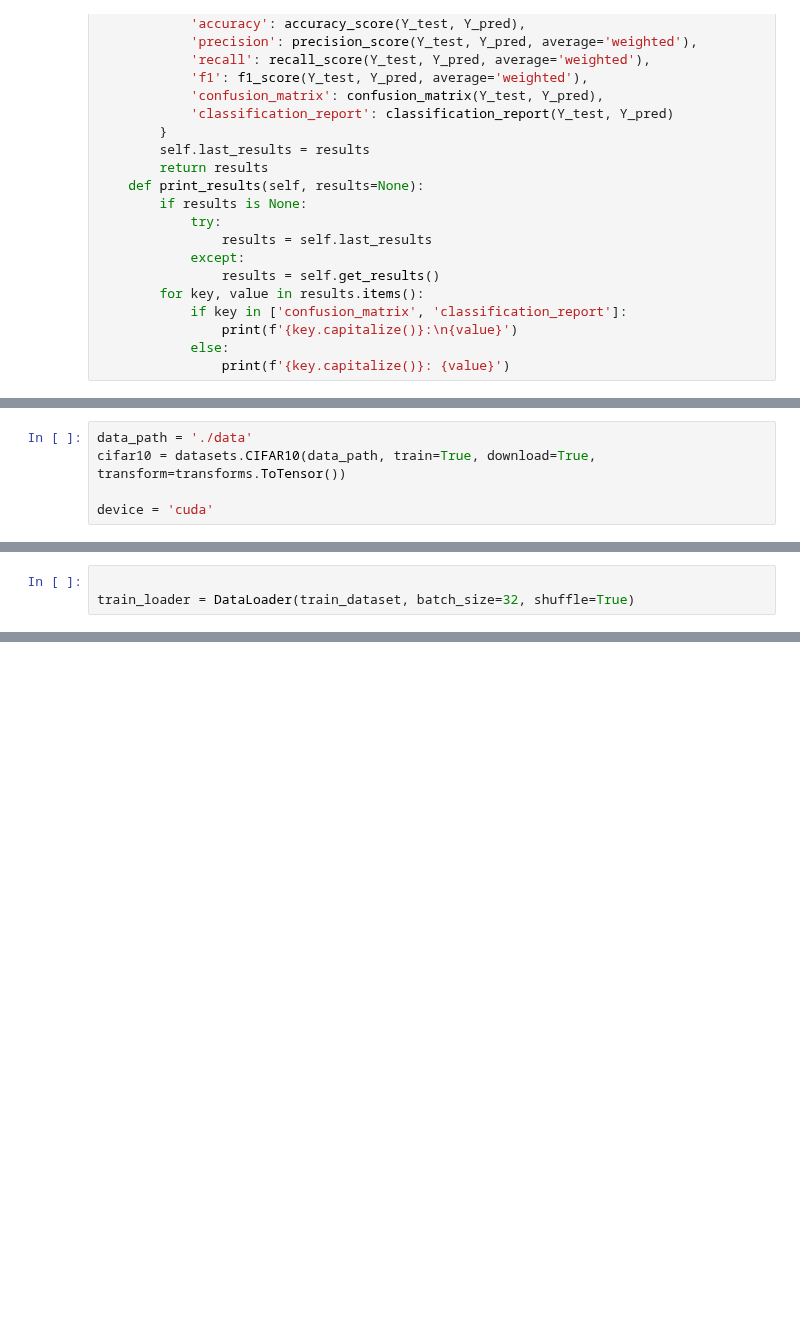
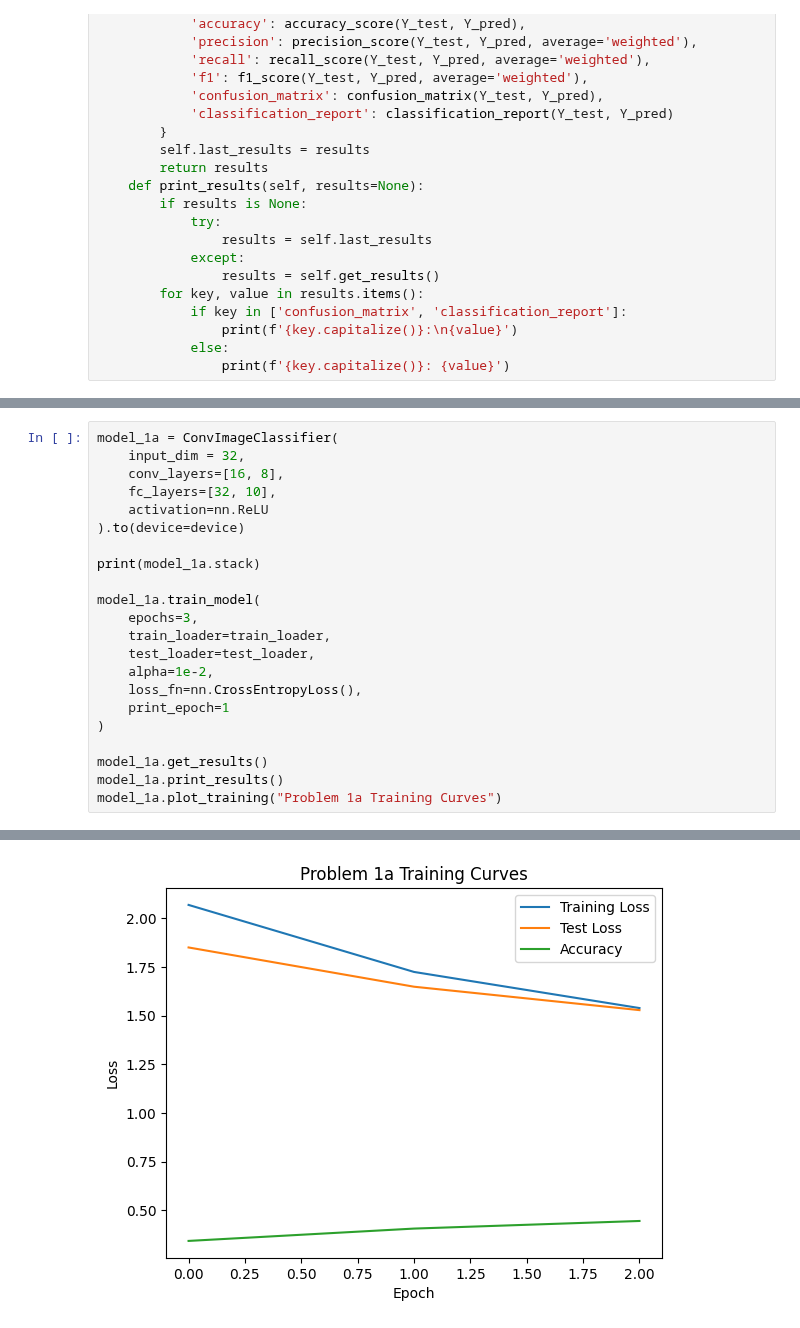
Before and after one commit to jaskinkabir/Intro_ML, a Jupyter notebook: HM7/HM7.ipynb, the cells around one changed output, grey strips where cells are left out. Cells and saved outputs as stored; diff of their text form; blank space fills up the shorter version.

Commit message:
Added plot for training

```diff
--- a/HM7/HM7.ipynb
+++ b/HM7/HM7.ipynb
@@ -189,5 +231,0 @@ class ConvImageClassifier(Classifier):
-# %%
-data_path = './data'
-cifar10 = datasets.CIFAR10(data_path, train=True, download=True, transform=transforms.ToTensor())
-
-device = 'cuda'
@@ -198,3 +232,23 @@ Extracting ./data/cifar-10-python.tar.gz to ./data
-# %%
-
-train_loader = DataLoader(train_dataset, batch_size=32, shuffle=True)
+# %%
+model_1a = ConvImageClassifier(
+    input_dim = 32,
+    conv_layers=[16, 8],
+    fc_layers=[32, 10],
+    activation=nn.ReLU
+).to(device=device)
+
+print(model_1a.stack)
+
+model_1a.train_model(
+    epochs=3,
+    train_loader=train_loader,
+    test_loader=test_loader,
+    alpha=1e-2,
+    loss_fn=nn.CrossEntropyLoss(),
+    print_epoch=1
+)
+
+model_1a.get_results()
+model_1a.print_results()
+model_1a.plot_training("Problem 1a Training Curves")
+# %% [output]
@@ -200,0 +272 @@ train_loader = DataLoader(train_dataset, batch_size=32, shuffle=True)
+[figure, added]
```
Also changed, not shown: parts of 6 cells of this notebook.
